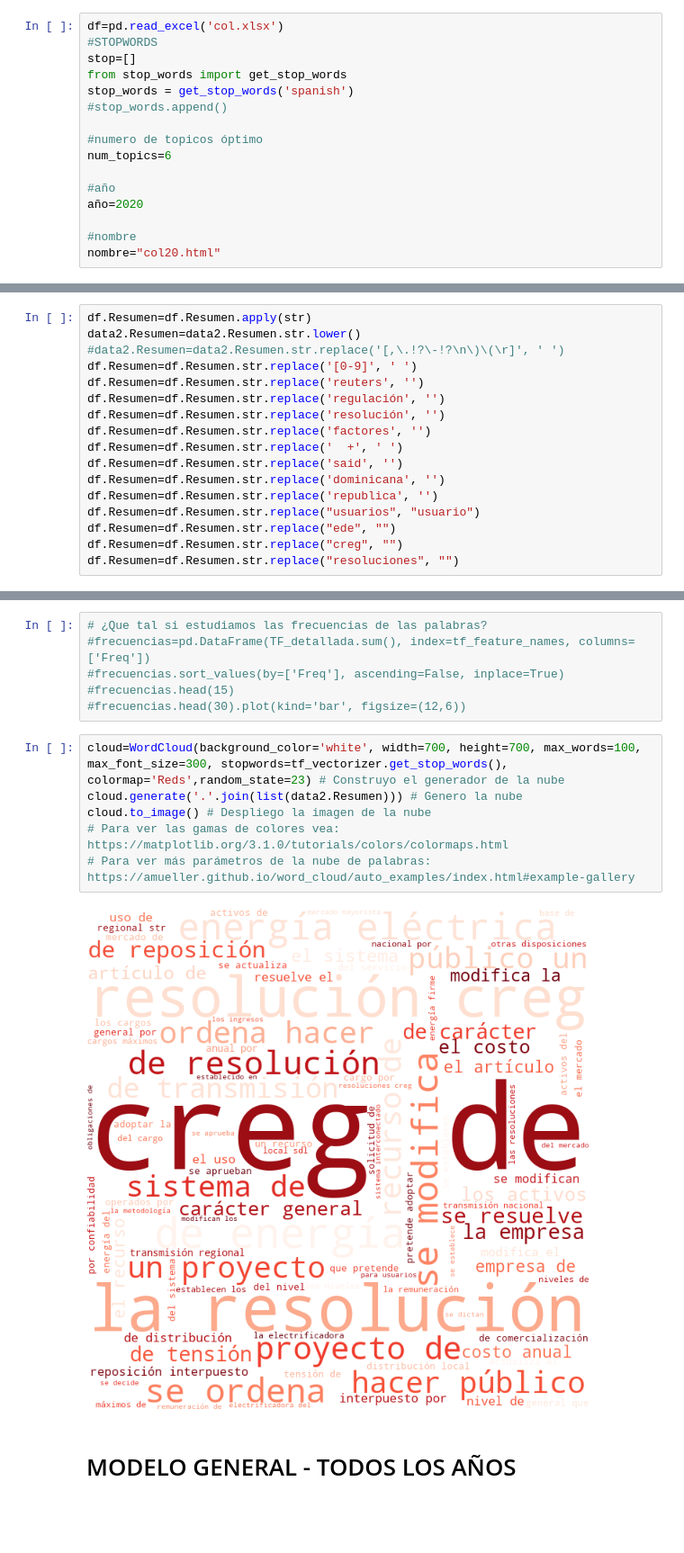
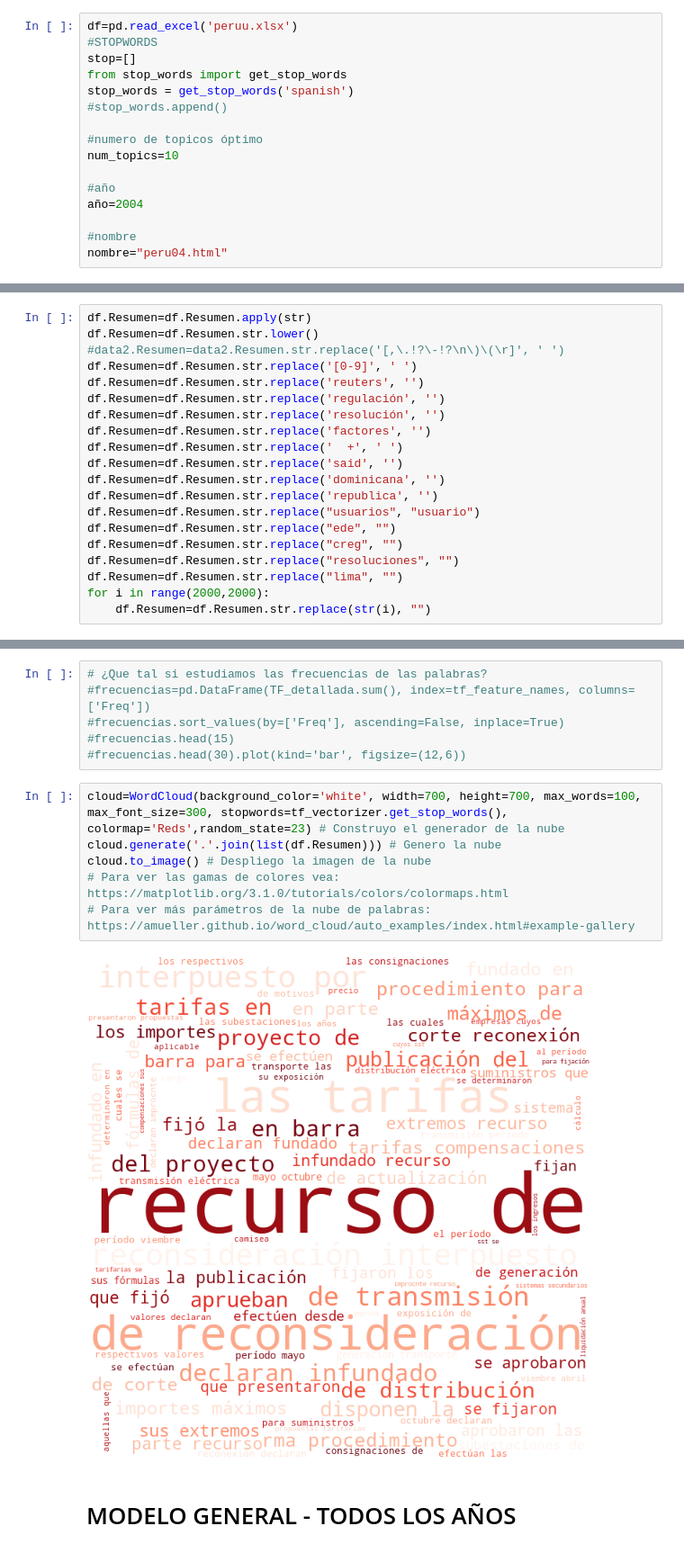
Before and after one commit to jguerrae/ProyectoReg, a Jupyter notebook: Electricidad/peru/LDA_col.ipynb, the cells around one changed output, grey strips where cells are left out. Shown: that part at 90% size. Cells and saved outputs as stored; diff of their text form; blank space fills up the shorter version.

```diff
--- a/Electricidad/peru/LDA_col.ipynb
+++ b/Electricidad/peru/LDA_col.ipynb
@@ -60,7 +60,7 @@ plt.show()
 # %% [markdown]
 # Ajustando parámetros y análisis de datos
 # %%
-df=pd.read_excel('col.xlsx')
+df=pd.read_excel('peruu.xlsx')
 #STOPWORDS
 stop=[]
 from stop_words import get_stop_words
@@ -68,13 +68,13 @@ stop_words = get_stop_words('spanish')
 #stop_words.append()
 
 #numero de topicos óptimo
-num_topics=6
+num_topics=10
 
 #año
-año=2020
+año=2004
 
 #nombre
-nombre="col20.html"
+nombre="peru04.html"
 # %%
 df=df[df["año"]==año]
 # %%
@@ -106,7 +102,7 @@ df
 * Stemmed: enviar palabras a sus raíces
 # %%
 df.Resumen=df.Resumen.apply(str)
-data2.Resumen=data2.Resumen.str.lower()
+df.Resumen=df.Resumen.str.lower()
 #data2.Resumen=data2.Resumen.str.replace('[,\.!?\-!?\n\)\(\r]', ' ')
 df.Resumen=df.Resumen.str.replace('[0-9]', ' ')
 df.Resumen=df.Resumen.str.replace('reuters', '')
@@ -121,6 +117,9 @@ df.Resumen=df.Resumen.str.replace("usuarios", "usuario")
 df.Resumen=df.Resumen.str.replace("ede", "")
 df.Resumen=df.Resumen.str.replace("creg", "")
 df.Resumen=df.Resumen.str.replace("resoluciones", "")
+df.Resumen=df.Resumen.str.replace("lima", "")
+for i in range(2000,2000):
+    df.Resumen=df.Resumen.str.replace(str(i), "")
 # %%
 df
 # %% [output]
@@ -170,12 +165,12 @@ TF_detallada.head() #Veo las primeras 5 filas
 #frecuencias.head(30).plot(kind='bar', figsize=(12,6))
 # %%
 cloud=WordCloud(background_color='white', width=700, height=700, max_words=100, max_font_size=300, stopwords=tf_vectorizer.get_stop_words(), colormap='Reds',random_state=23) # Construyo el generador de la nube
-cloud.generate('.'.join(list(data2.Resumen))) # Genero la nube
+cloud.generate('.'.join(list(df.Resumen))) # Genero la nube
 cloud.to_image() # Despliego la imagen de la nube
 # Para ver las gamas de colores vea: https://matplotlib.org/3.1.0/tutorials/colors/colormaps.html
 # Para ver más parámetros de la nube de palabras: https://amueller.github.io/word_cloud/auto_examples/index.html#example-gallery
 # %% [output]
-[figure, old version]
+[figure, new version]
 # %% [markdown]
 # MODELO GENERAL - TODOS LOS AÑOS
 # %%
```
Also changed, not shown: parts of 9 cells of this notebook, 6 other files.
